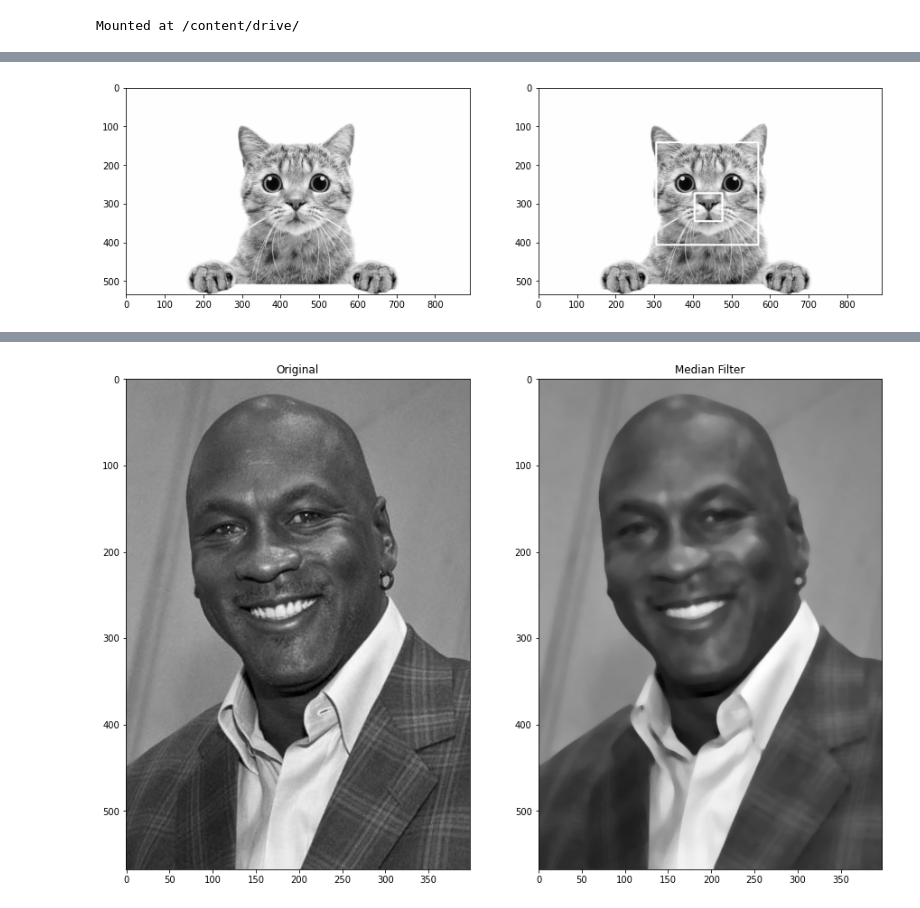
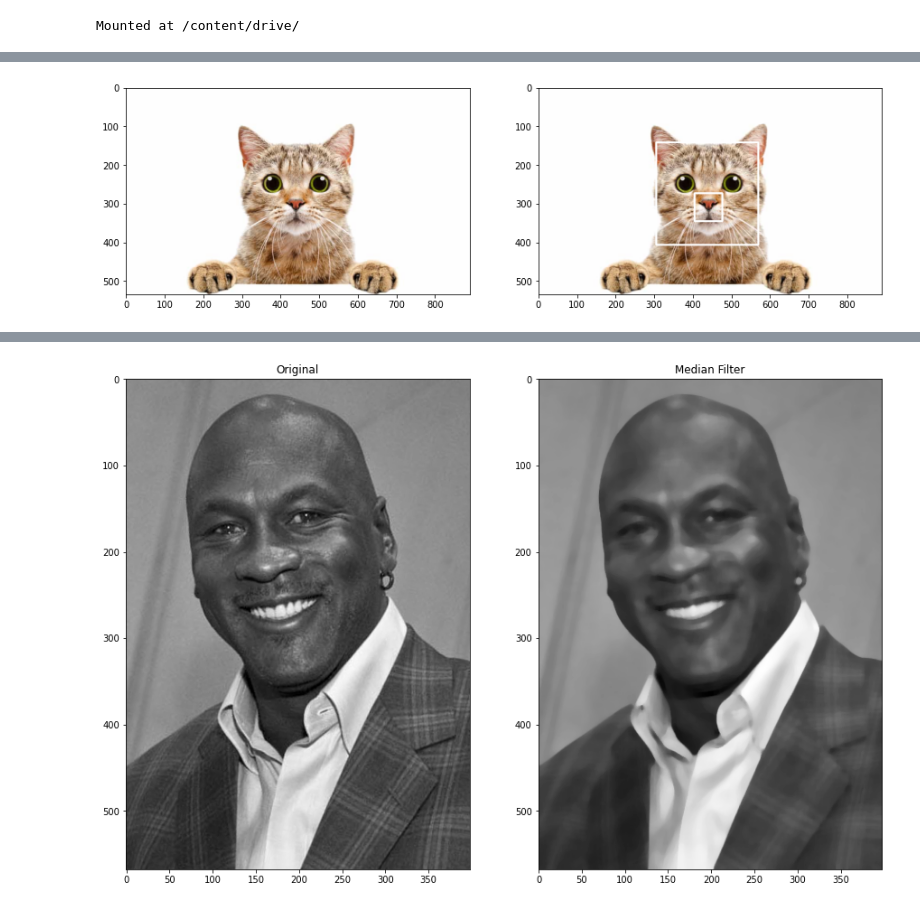
Before and after one commit to ahmadalwi425/PCVK_Genap_2022, a Jupyter notebook: week12.ipynb, the cells around one changed output, grey strips where cells are left out. Drawn from its saved outputs; the diff is of its cells as text; code cells hidden in the pictures.

```diff
--- a/week12.ipynb
+++ b/week12.ipynb
@@ -20,8 +20,8 @@ data = ['/content/drive/MyDrive/kampus/PCVK/facedet/jokowi.jpg',
         '/content/drive/MyDrive/kampus/PCVK/facedet/solvayconf.jpg'
         ]
 for i in data:
-  image = cv.imread(i,0)
-  image_ori = cv.imread(i,0)
+  image = cv.imread(i)
+  image_ori = cv.imread(i)
   roi_wajah = cascade_wajah.detectMultiScale(image)
   for(x,y,w,h) in roi_wajah:
     cv.rectangle(image,(x,y),(x+w,y+h),(255,255,255),3)
@@ -41,22 +41,22 @@ for i in data:
 # %%
 cascade_wajah = cv.CascadeClassifier('/content/drive/MyDrive/kampus/PCVK/haarcascades/haarcascade_frontalcatface_extended.xml')
 data = [
         '/content/drive/MyDrive/kampus/PCVK/facedet/kucing.jpg',
         ]
 for i in data:
-  image = cv.imread(i,0)
-  image_ori = cv.imread(i,0)
+  image = cv.imread(i)
+  image_ori = cv.imread(i)
   roi_wajah = cascade_wajah.detectMultiScale(image)
   for(x,y,w,h) in roi_wajah:
     cv.rectangle(image,(x,y),(x+w,y+h),(255,255,255),3)
   f, axarr = plt. subplots(1,2,figsize=(15,5))
   plt.subplot(121),plt.imshow(cv.cvtColor(image_ori, cv.COLOR_BGR2RGB))
   axarr[0].imshow(cv.cvtColor(image_ori, cv.COLOR_BGR2RGB))
   plt.subplot(122),plt.imshow(cv.cvtColor(image, cv.COLOR_BGR2RGB))
   axarr[1].imshow(cv.cvtColor(image, cv.COLOR_BGR2RGB))
   plt.show()
 # %% [output]
-[figure, old version]
+[figure, new version]
 # %%
 cascade_wajah = cv.CascadeClassifier('/content/drive/MyDrive/kampus/PCVK/haarcascades/haarcascade_eye.xml')
 data = ['/content/drive/MyDrive/kampus/PCVK/facedet/jokowi.jpg',
```
Also changed, not shown: parts of 2 cells of this notebook.
